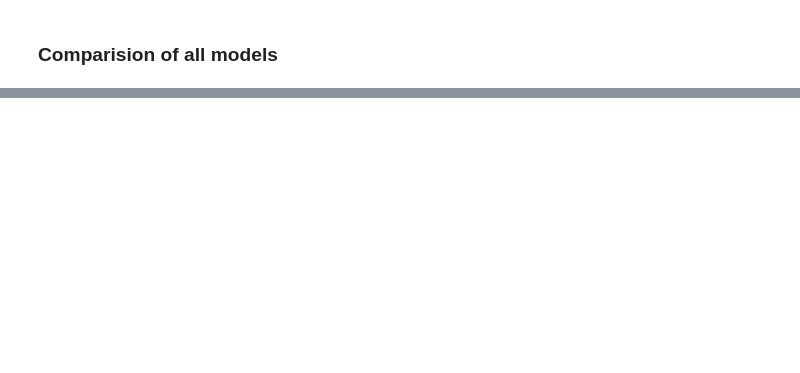
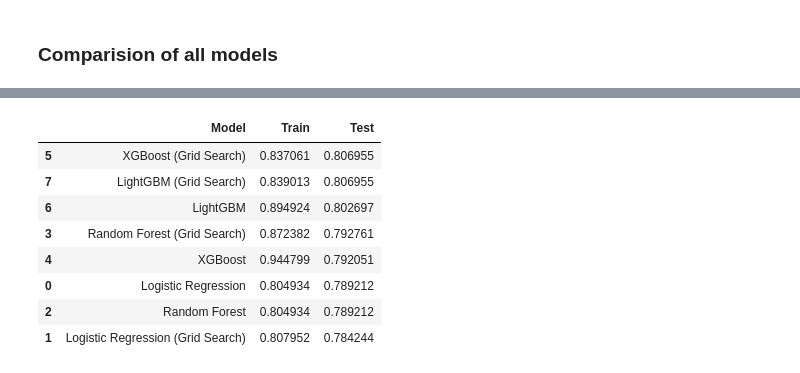
Before and after one commit to ahmed2402/Learning-ML, a Jupyter notebook: 4th_model/fourth_model.ipynb, the cells around one changed output, grey strips where cells are left out. Saved outputs shown, nothing was run; the diff lists cells and outputs as text; code cells hidden in the pictures; blank space fills up the shorter version.

```diff
--- a/4th_model/fourth_model.ipynb
+++ b/4th_model/fourth_model.ipynb
@@ -685,3 +1373,20 @@ classification_summary
+# %%
+#metrics based on accuracy of each model only
+accuracy_df = metrics_df[metrics_df['Metric'] == 'Accuracy'].reset_index(drop=True)
+accuracy_df = accuracy_df[['Model', 'Train', 'Test']]
+#sort the DataFrame by Test accuracy in descending order
+accuracy_df.sort_values(by='Test', ascending=False, inplace=True)
+accuracy_df
+# %% [output]
+|  | Model | Train | Test |
+| 5 | XGBoost (Grid Search) | 0.837061 | 0.806955 |
+| 7 | LightGBM (Grid Search) | 0.839013 | 0.806955 |
+| 6 | LightGBM | 0.894924 | 0.802697 |
+| 3 | Random Forest (Grid Search) | 0.872382 | 0.792761 |
+| 4 | XGBoost | 0.944799 | 0.792051 |
+| 0 | Logistic Regression | 0.804934 | 0.789212 |
+| 2 | Random Forest | 0.804934 | 0.789212 |
+| 1 | Logistic Regression (Grid Search) | 0.807952 | 0.784244 |
 # %%
 import numpy as np
 
```
Also changed, not shown: parts of 94 cells of this notebook.
